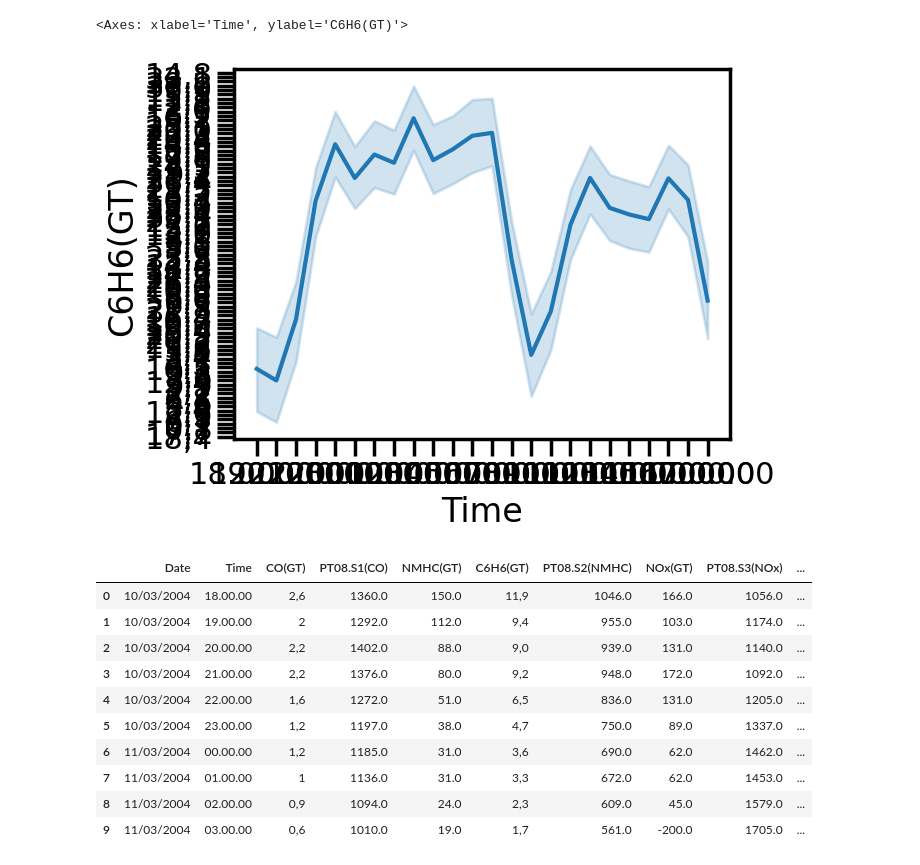
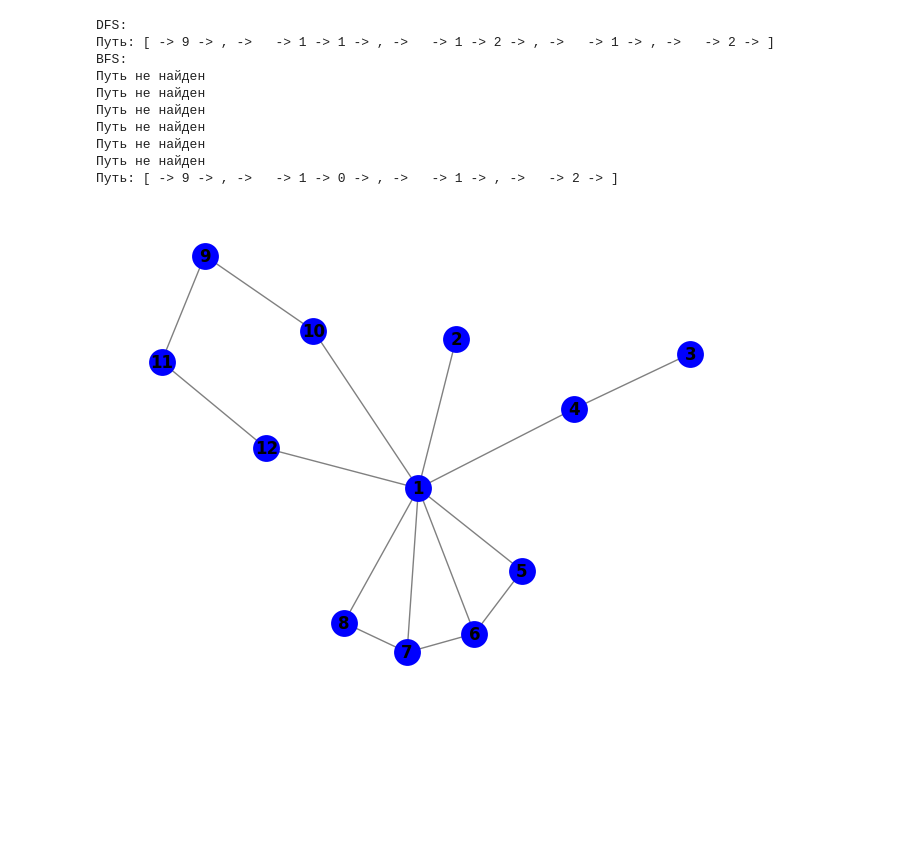
Before and after one commit to Sregn1998/pythonProject, a Jupyter notebook: Untitled2.ipynb, the cells around one changed output. Saved outputs shown, nothing was run; the diff lists cells and outputs as text; code cells hidden in the pictures; blank space fills up the shorter version.

```diff
--- a/Untitled2.ipynb
+++ b/Untitled2.ipynb
@@ -97,4 +2,0 @@ df.duplicated().sum()
-# %%
-sns.set_context("poster")
-
-sns.lineplot(x = 'Date', y = 'RH', data = df)
@@ -104,21 +2,0 @@ sns.lineplot(x = 'Date', y = 'RH', data = df)
-# %%
-sns.lineplot(x = 'Time', y = 'C6H6(GT)', data = df)
-# %% [output]
-<Axes: xlabel='Time', ylabel='C6H6(GT)'>
-[figure, removed]
-# %%
-df.drop(columns = 'AH', axis = 1, inplace = True)
-
-df.head(10)
-# %% [output]
-|  | Date | Time | CO(GT) | PT08.S1(CO) | NMHC(GT) | C6H6(GT) | PT08.S2(NMHC) | NOx(GT) | PT08.S3(NOx) | ... |
-| 0 | 10/03/2004 | 18.00.00 | 2,6 | 1360.0 | 150.0 | 11,9 | 1046.0 | 166.0 | 1056.0 | ... |
-| 1 | 10/03/2004 | 19.00.00 | 2 | 1292.0 | 112.0 | 9,4 | 955.0 | 103.0 | 1174.0 | ... |
-| 2 | 10/03/2004 | 20.00.00 | 2,2 | 1402.0 | 88.0 | 9,0 | 939.0 | 131.0 | 1140.0 | ... |
-| 3 | 10/03/2004 | 21.00.00 | 2,2 | 1376.0 | 80.0 | 9,2 | 948.0 | 172.0 | 1092.0 | ... |
-| 4 | 10/03/2004 | 22.00.00 | 1,6 | 1272.0 | 51.0 | 6,5 | 836.0 | 131.0 | 1205.0 | ... |
-| 5 | 10/03/2004 | 23.00.00 | 1,2 | 1197.0 | 38.0 | 4,7 | 750.0 | 89.0 | 1337.0 | ... |
-| 6 | 11/03/2004 | 00.00.00 | 1,2 | 1185.0 | 31.0 | 3,6 | 690.0 | 62.0 | 1462.0 | ... |
-| 7 | 11/03/2004 | 01.00.00 | 1 | 1136.0 | 31.0 | 3,3 | 672.0 | 62.0 | 1453.0 | ... |
-| 8 | 11/03/2004 | 02.00.00 | 0,9 | 1094.0 | 24.0 | 2,3 | 609.0 | 45.0 | 1579.0 | ... |
-| 9 | 11/03/2004 | 03.00.00 | 0,6 | 1010.0 | 19.0 | 1,7 | 561.0 | -200.0 | 1705.0 | ... |
@@ -124,0 +70,50 @@ df.head(10)
+# %%
+graph = Graph()
+
+graph.add_node(1)
+graph.add_node(2)
+graph.add_node(3)
+graph.add_node(4)
+graph.add_node(5)
+graph.add_node(6)
+graph.add_node(7)
+graph.add_node(8)
+graph.add_node(9)
+graph.add_node(10)
+graph.add_node(11)
+graph.add_node(12)
+
+graph.add_edge(1,2)
+graph.add_edge(1,4)
+graph.add_edge(1,5)
+graph.add_edge(1,6)
+graph.add_edge(1,7)
+graph.add_edge(1,8)
+graph.add_edge(11,9)
+graph.add_edge(1,10)
+graph.add_edge(1,12)
+graph.add_edge(3,4)
+graph.add_edge(5,6)
+graph.add_edge(6,7)
+graph.add_edge(7,8)
+graph.add_edge(9,10)
+graph.add_edge(11,12)
+
+print("DFS: ")
+graph.dfs(9, 2)
+print("BFS: ")
+graph.bfs(9, 2)
+
+graph.visualize()
+# %% [output]
+DFS:
+Путь: [ -> 9 -> , ->   -> 1 -> 1 -> , ->   -> 1 -> 2 -> , ->   -> 1 -> , ->   -> 2 -> ]
+BFS:
+Путь не найден
+Путь не найден
+Путь не найден
+Путь не найден
+Путь не найден
+Путь не найден
+Путь: [ -> 9 -> , ->   -> 1 -> 0 -> , ->   -> 1 -> , ->   -> 2 -> ]
+[figure, added]
```
Also changed, not shown: parts of 12 cells of this notebook.
